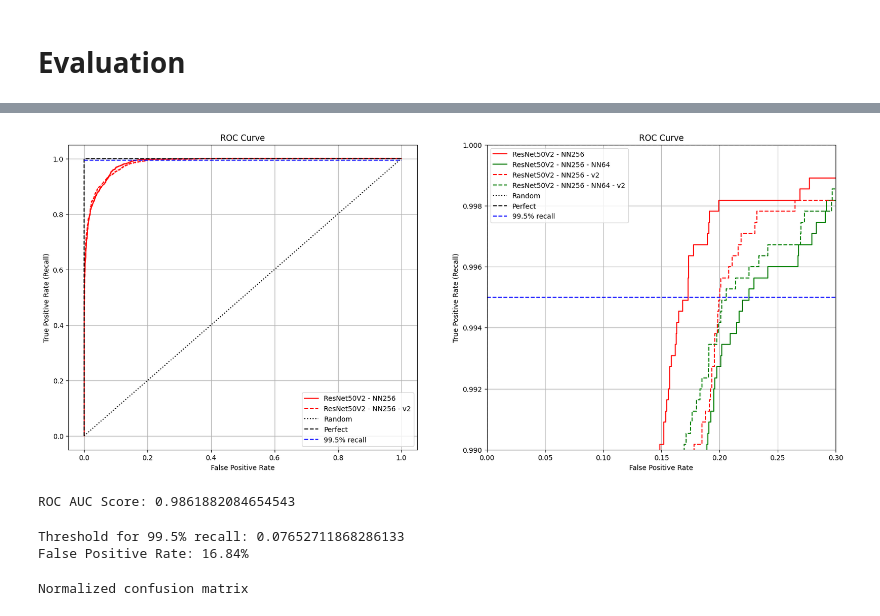
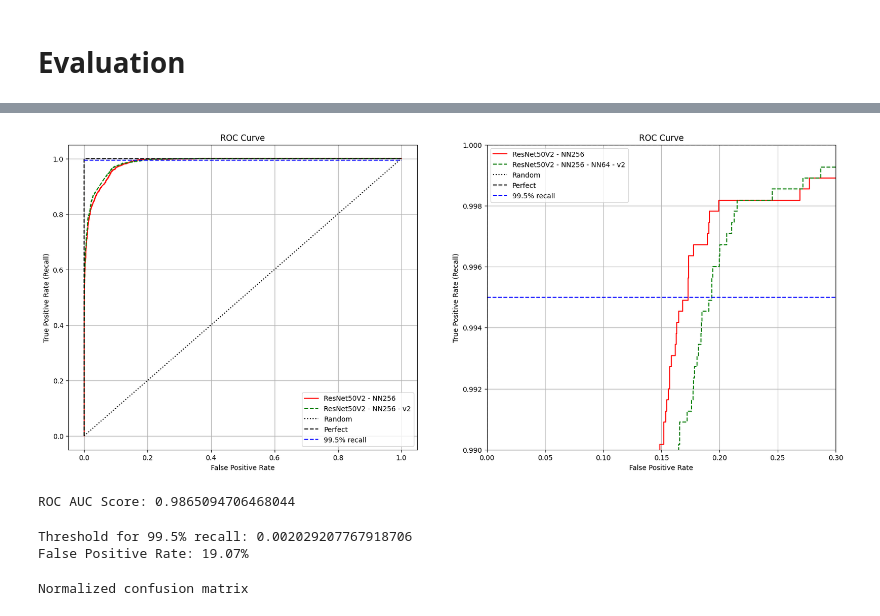
Before and after one commit to diwalsh/Medical-Imaging-Segmentation-Application, a Jupyter notebook: cnn_classification_resnet_test.ipynb, the cells around one changed output, grey strips where cells are left out. Drawn from its saved outputs; the diff is of its cells as text; code cells hidden in the pictures.

Commit message:
update notebooks. More tests

```diff
--- a/cnn_classification_resnet_test.ipynb
+++ b/cnn_classification_resnet_test.ipynb
@@ -153,6 +169,7 @@ model_13 = load_model('models/resnet50v2_nn256_lr0001_relu_batch64_epoch30_v10_r
 # %%
 #model_71 = load_model('models/resnet50v2_nn256_lr0001_relu_batch64_epoch45_v4.1.keras')
-model_131 = load_model('models/resnet50v2_nn256_lr0001_relu_batch64_epoch45_v10.1_recallloss.keras', compile=False)
+#model_131 = load_model('models/resnet50v2_nn256_lr0001_relu_batch64_epoch45_v10.1_recallloss.keras', compile=False)
+model_14 = load_model('models/resnet50v2_nn256_lr0001_relu_batch64_epoch70_v11.keras', compile=False)
 # %% [markdown]
 # Evaluation
 # %%
@@ -173,0 +190,2 @@ y_pred_13 = model_13.predict(test_generator_2d).reshape(-1)
+# %%
+y_pred_14 = model_14.predict(test_generator_2d).reshape(-1)
@@ -196,9 +213,9 @@ y_test = test_generator_2d.labels
 #fpr9, tpr9, thr_roc9 = roc_curve(y_test, y_pred_9)
 #fpr11, tpr11, thr_roc11 = roc_curve(y_test, y_pred_11)
 fpr7, tpr7, thr_roc7 = roc_curve(y_test, y_pred_7)
-fpr13, tpr13, thr_roc13 = roc_curve(y_test, y_pred_13)
-fpr71, tpr71, thr_roc71 = roc_curve(y_test, y_pred_71)
-fpr131, tpr131, thr_roc131 = roc_curve(y_test, y_pred_131)
+#fpr13, tpr13, thr_roc13 = roc_curve(y_test, y_pred_13)
+#fpr71, tpr71, thr_roc71 = roc_curve(y_test, y_pred_71)
+fpr14, tpr14, thr_roc131 = roc_curve(y_test, y_pred_14)
 
 fig = plt.figure(figsize=(20,8))
 ax = fig.add_subplot(121)
@@ -215,7 +232,7 @@ ax = fig.add_subplot(121)
 #plt.plot(fpr11, tpr11, 'c-', label = 'ResNet50V2 - NN64 - Batch64 - Epoch50 v8')
 plt.plot(fpr7, tpr7, 'r-', label = 'ResNet50V2 - NN256')
 #plt.plot(fpr13, tpr13, 'g-', label = 'ResNet50V2 - NN256 - NN64')
-plt.plot(fpr71, tpr71, 'r--', label = 'ResNet50V2 - NN256 - v2')
+plt.plot(fpr14, tpr14, 'g--', label = 'ResNet50V2 - NN256 - v2')
 #plt.plot(fpr131, tpr131, 'g--', label = 'ResNet50V2 - NN256 - NN64 - v2')
 
 plt.plot([0,1],[0,1],'k:', label = 'Random')
@@ -232,37 +249,37 @@ plt.grid()
 
 
 ax = fig.add_subplot(122)
 #plt.plot(fpr1, tpr1, 'b-', label = 'ResNet50V2 - NN256 - Batch32 - Epoch30')
 #plt.plot(fpr2, tpr2, 'g-', label = 'ResNet50V2 - NN256 - Batch32 - Epoch30')
 #plt.plot(fpr3, tpr3, 'r-', label = 'ResNet50V2 - NN256 - Batch32 - Epoch30 v2')
 #plt.plot(fpr4, tpr4, 'm-', label = 'ResNet50V2 - NN256 - Batch32 - Epoch30 v2 - 2p5d')
 #plt.plot(fpr5, tpr5, 'b-', label = 'ResNet50V2 - NN256 - Batch32 - Epoch50 v2 - 2p5d')
 #plt.plot(fpr6, tpr6, 'g-', label = 'ResNet50V2 - NN256 - Batch32 - Epoch50 v3')
 #plt.plot(fpr7, tpr7, 'b-', label = 'ResNet50V2 - NN256 - Batch64 - Epoch50 v4')
 #plt.plot(fpr8, tpr8, 'm-', label = 'ResNet50V2 - NN384 - Batch32 - Epoch30 v5')
 #plt.plot(fpr9, tpr9, 'y-', label = 'ResNet50V2 - NN384 - Batch32 - Epoch50 v6')
 #plt.plot(fpr10, tpr10, 'c-', label = 'ResNet50V2 - NN64 - Batch32 - Epoch50 v7')
 #plt.plot(fpr11, tpr11, 'c-', label = 'ResNet50V2 - NN64 - Batch64 - Epoch50 v8')
 plt.plot(fpr7, tpr7, 'r-', label = 'ResNet50V2 - NN256')
-plt.plot(fpr13, tpr13, 'g-', label = 'ResNet50V2 - NN256 - NN64')
-plt.plot(fpr71, tpr71, 'r--', label = 'ResNet50V2 - NN256 - v2')
-plt.plot(fpr131, tpr131, 'g--', label = 'ResNet50V2 - NN256 - NN64 - v2')
+#plt.plot(fpr13, tpr13, 'g-', label = 'ResNet50V2 - NN256 - NN64')
+#plt.plot(fpr71, tpr71, 'r--', label = 'ResNet50V2 - NN256 - v2')
+plt.plot(fpr14, tpr14, 'g--', label = 'ResNet50V2 - NN256 - NN64 - v2')
 
 plt.plot([0,1],[0,1],'k:', label = 'Random')
 plt.plot([0,0,1,1,],[0,1,1,1],'k--', label='Perfect')
 plt.plot([0,1],[0.995, 0.995],'b--', label='99.5% recall')
 plt.legend(fontsize=10)
 plt.title('ROC Curve')
 plt.xlabel('False Positive Rate')
 plt.ylabel('True Positive Rate (Recall)')
 plt.xlim(0.0, 0.3)  # Zoom in on the x-axis from x=2 to x=7
 plt.ylim(0.990, 1)  # Zoom in on the y-axis from y=0 to y=50
 #plt.savefig('roc.png')
 plt.grid()
 
 plt.show()
 # %% [output]
-[figure, old version]
+[figure, new version]
 # %%
 # Compute roc auc score
 #roc_auc_model_3 = roc_auc_score(y_test, y_pred_3)
@@ -270,19 +287,19 @@ plt.show()
 #roc_auc_model_7 = roc_auc_score(y_test, y_pred_7)
 #roc_auc_model_8 = roc_auc_score(y_test, y_pred_8)
 #roc_auc_model_9 = roc_auc_score(y_test, y_pred_9)
-roc_auc_model = roc_auc_score(y_test, y_pred_12)
+roc_auc_model = roc_auc_score(y_test, y_pred_14)
 print(f"ROC AUC Score: {roc_auc_model}")
 # %% [output]
-ROC AUC Score: 0.9861882084654543
+ROC AUC Score: 0.9865094706468044
 # %%
 # Compute the threshold to achieve a 99% recall
 recall = TARGET_RECALL
-thr, fpr = find_roc_threshold_tpr(y_test, y_pred_7, recall)
+thr, fpr = find_roc_threshold_tpr(y_test, y_pred_14, recall)
 print(f"Threshold for {round(100*recall, 2)}% recall: {thr}")
 print(f"False Positive Rate: {round(100*fpr, 2)}%")
 # %% [output]
-Threshold for 99.5% recall: 0.07652711868286133
-False Positive Rate: 16.84%
+Threshold for 99.5% recall: 0.002029207767918706
+False Positive Rate: 19.07%
 # %%
 # Plot confusion matrix
 cm = confusion_matrix(y_test, y_pred_12 >= thr)
```
Also changed, not shown: parts of 7 cells of this notebook, 5 other files.
